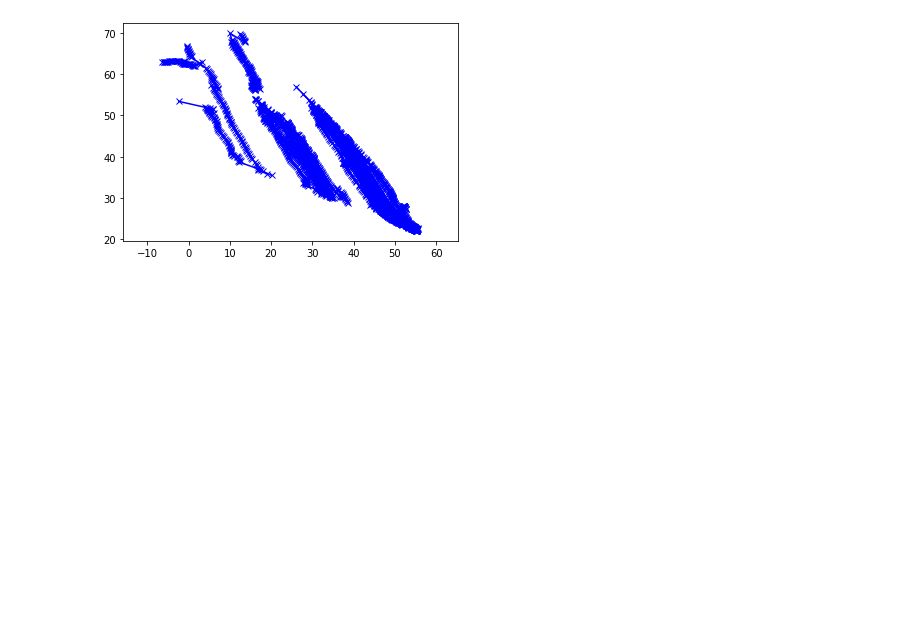
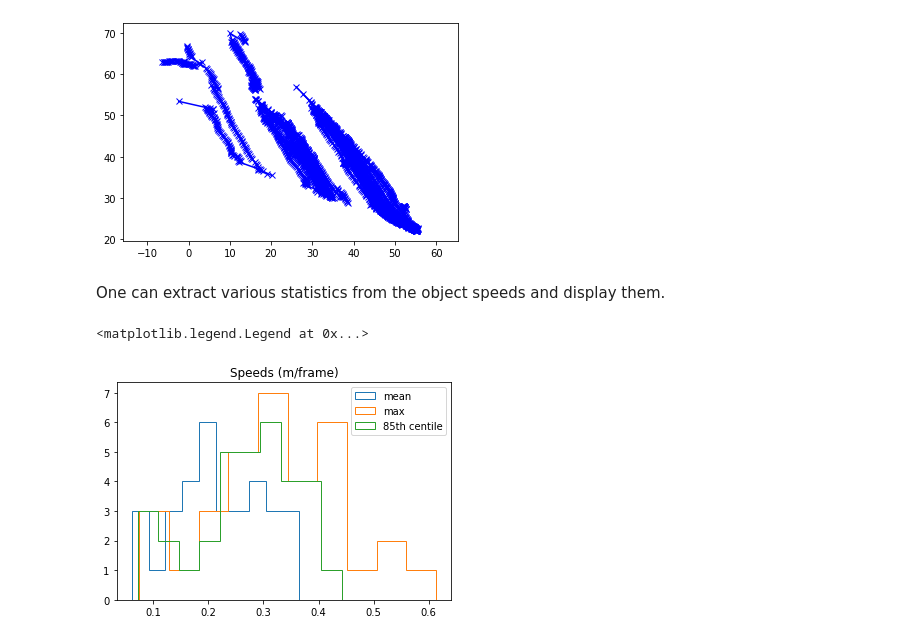
Before and after one commit to cvalentin8p/trafficintelligence, a Jupyter notebook: docs/loading-trajectory-data-extracted-from-video-using-trafficintelligence-python-library.ipynb, the cells around one changed output. Cells and saved outputs as stored; diff of their text form; code cells hidden in the pictures; blank space fills up the shorter version.

Commit message:
cleaned tutorial and added cell on speed computation

```diff
--- a/docs/loading-trajectory-data-extracted-from-video-using-trafficintelligence-python-library.ipynb
+++ b/docs/loading-trajectory-data-extracted-from-video-using-trafficintelligence-python-library.ipynb
@@ -12,8 +12,9 @@ The second and third lines compute all the speeds of the object (note that the v
 # %%
 speed = objects[0].getVelocityAtInstant(10).norm2()
 timeInterval = objects[0].getTimeInterval()
-speeds = [objects[0].getVelocityAtInstant(t).norm2() for t in range(timeInterval.first, timeInterval.last)]
+speeds = [objects[0].getVelocityAtInstant(t).norm2() for t in range(timeInterval.first, timeInterval.last+1)]
 speeds = [v.norm2() for v in objects[0].getVelocities()]
+speeds = objects[0].getSpeeds()
 # %% [markdown]
 The cell below shows how to plot the speed as a function of time, using the `matplotlib` library.
 # %%
@@ -58,3 +59,23 @@ plt.axis('equal')
 # %% [output]
 (-9.436886, 58.733766, 19.6085075, 72.3093425)
 [figure]
+# %% [markdown]
+One can extract various statistics from the object speeds and display them.
+# %%
+import numpy as np
+meanSpeeds = []
+maxSpeeds = []
+speeds85 = []
+for o in objects:
+    speeds = o.getSpeeds()
+    meanSpeeds.append(np.mean(speeds))
+    maxSpeeds.append(np.max(speeds))
+    speeds85.append(np.quantile(speeds, 0.85))
+plt.hist(meanSpeeds, histtype = 'step', label = 'mean') # n , bins, _ =
+plt.title('Speeds (m/frame)')
+plt.hist(maxSpeeds, histtype = 'step', label = 'max')
+plt.hist(speeds85, histtype = 'step', label = '85th centile')
+plt.legend()
+# %% [output]
+<matplotlib.legend.Legend at 0x...>
+[figure, added]
```
Also changed, not shown: parts of 1 cell of this notebook.
